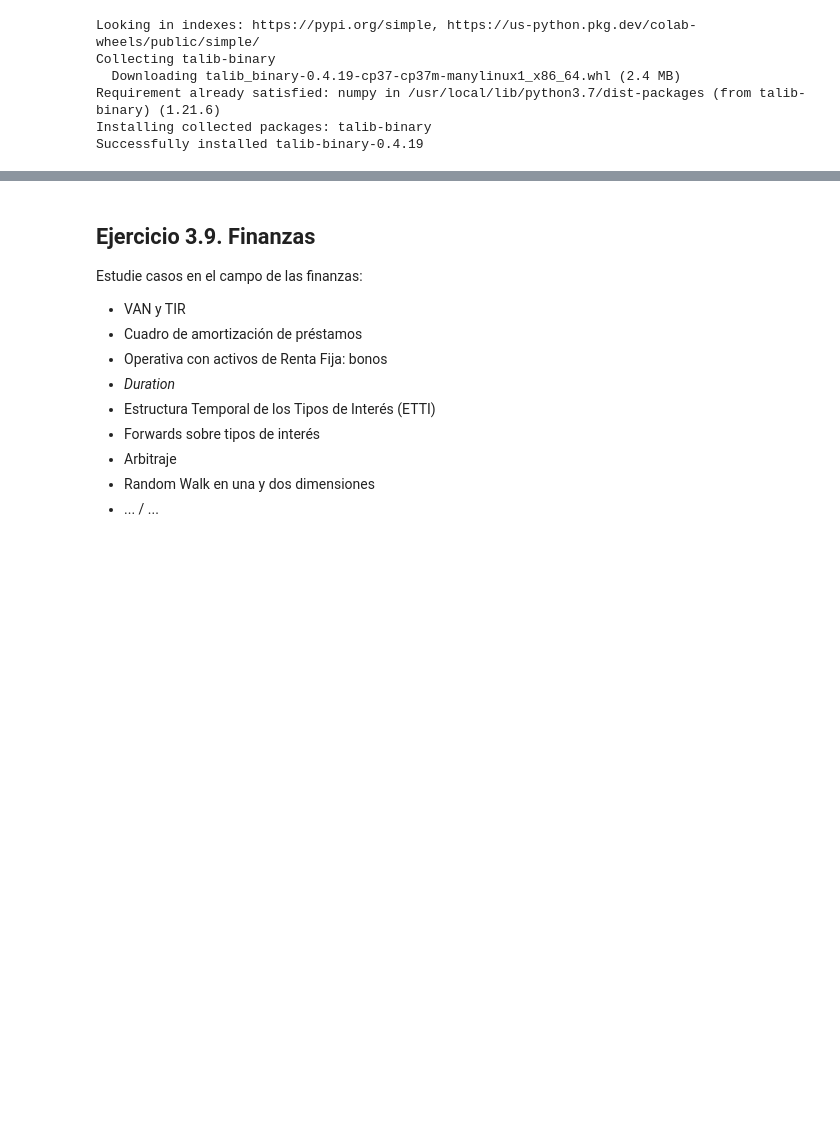
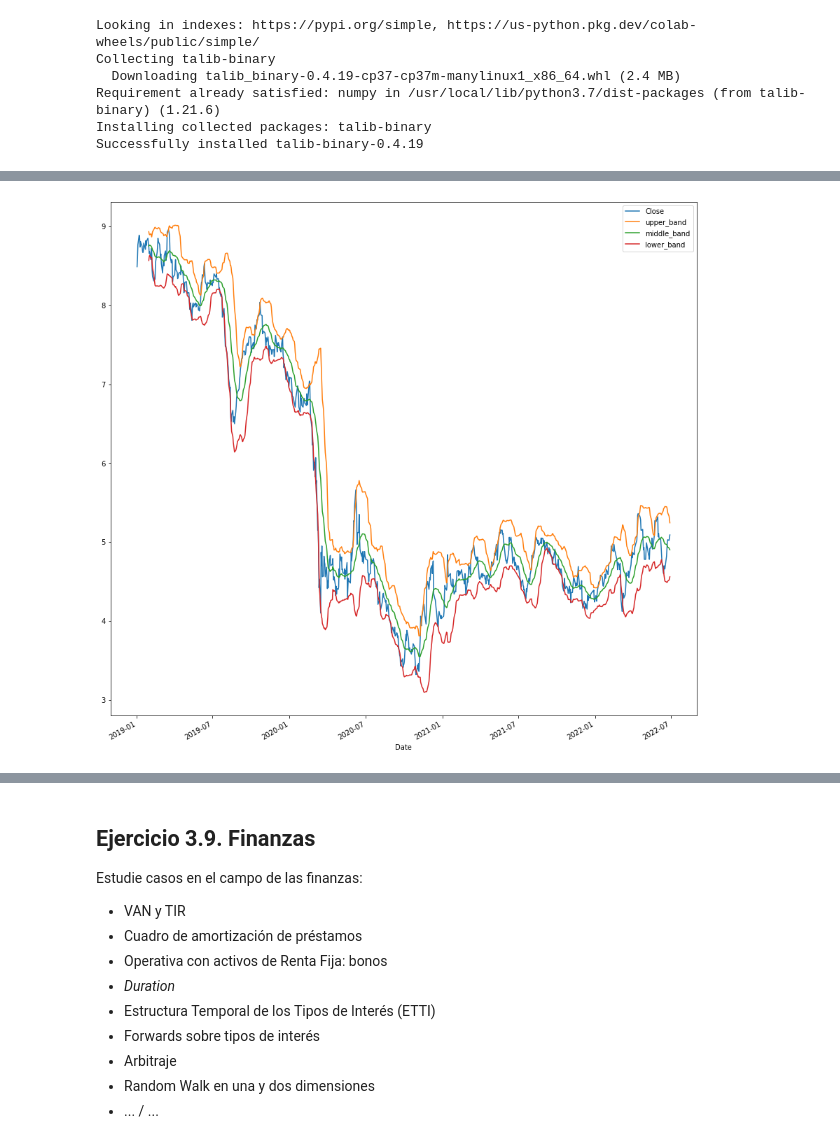
Before and after one commit to vadillo87/EJERCICIOS-QUINCENA-1, a Jupyter notebook: practicas/practica3.ipynb, the cells around one changed output, grey strips where cells are left out. Drawn from its saved outputs; the diff is of its cells as text; code cells hidden in the pictures; blank space fills up the shorter version.

```diff
--- a/practicas/practica3.ipynb
+++ b/practicas/practica3.ipynb
@@ -289 +288,9 @@ plt.show()
+# %%
+# bandas BOLLINGER (LINEA DEL MEDIO = MEDIA, LINEA ALTA = DESVIACION TIPICA VALOR 2 + MEDIA MOVIL, LINEA BAJA= DESVIACION TIPICA VALOR 2 - MEDIA MOVIL
+# ESTAS LINEAS POR REGLA GENERAL NOS INDICAN QUE EL 90% DE LA COTIZACION A CIERRE ESTA ENTRE ELLAS Y COMO VEMOS EN EL GRAFICO SE VE QUE ES ASI.
+telef['upper_band'], telef['middle_band'], telef['lower_band'] =  ta.BBANDS(telef['Close'], timeperiod=20)
+telef[['Close', 'upper_band', 'middle_band', 'lower_band']].plot(figsize=(15, 15))
+plt.show()
+# %% [output]
+[figure, added]
 # %%
```
Also changed, not shown: parts of 13 cells of this notebook.
